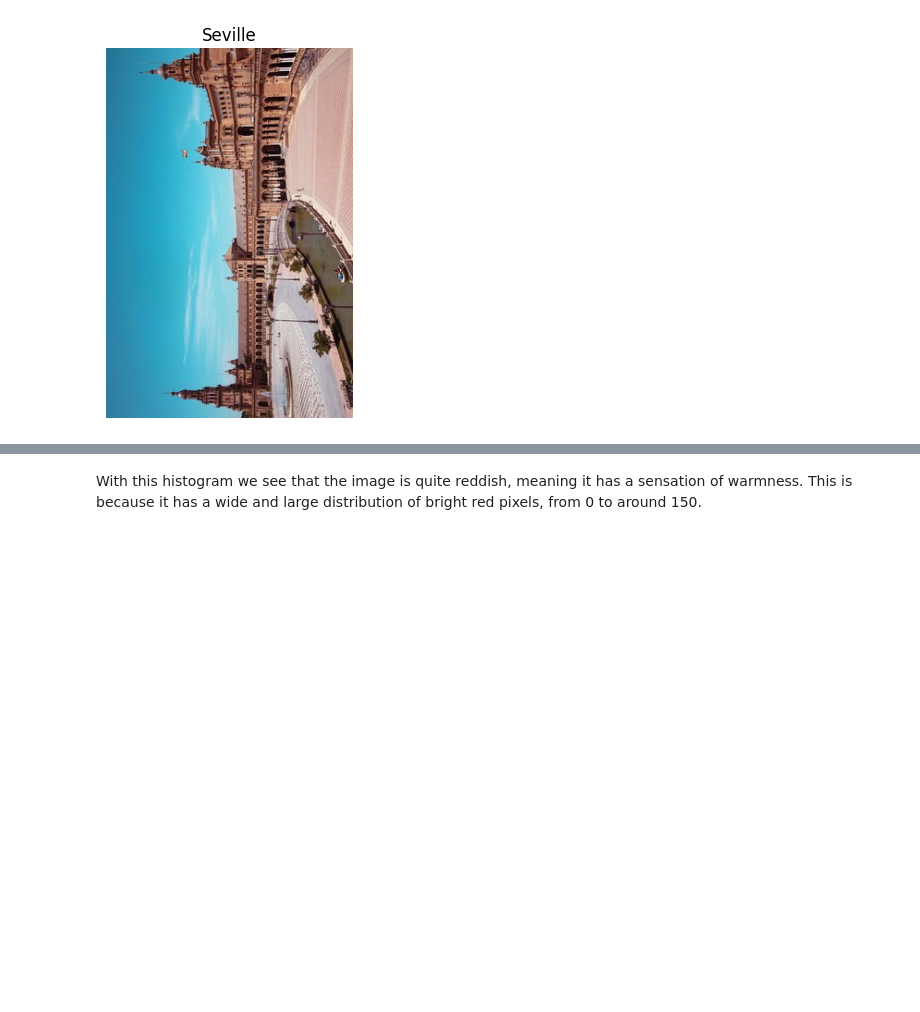
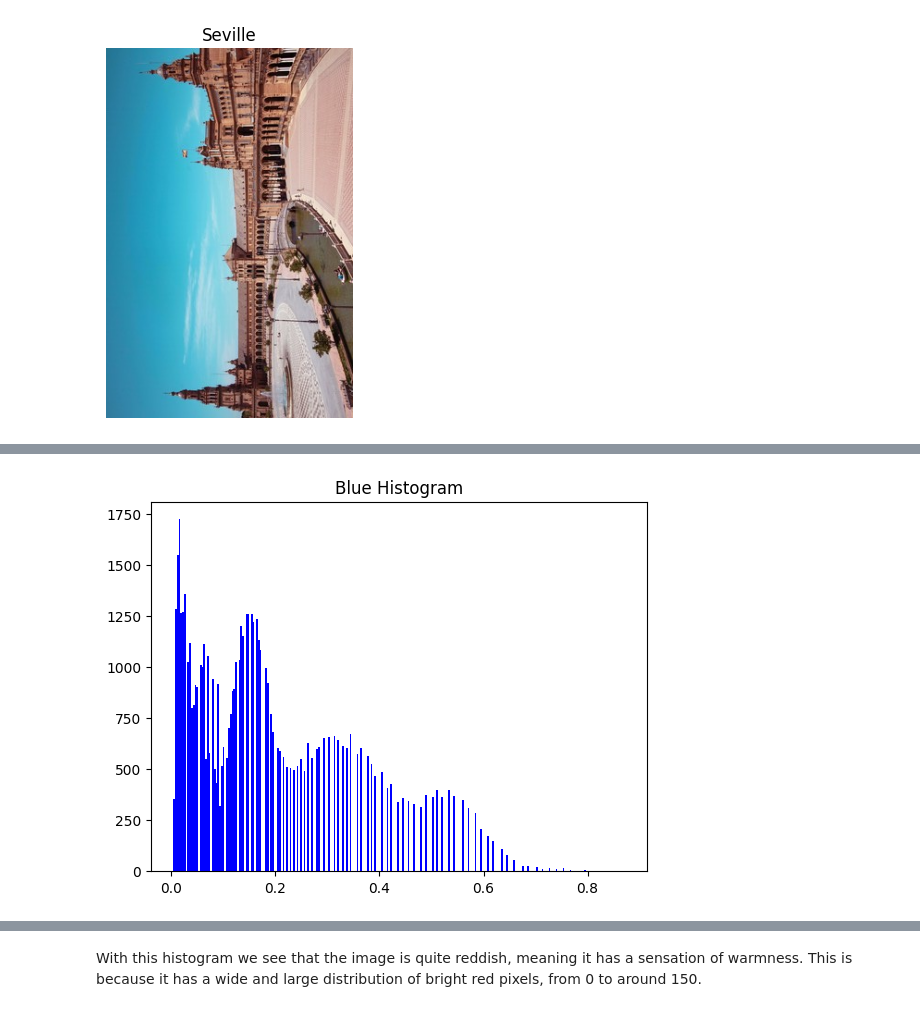
Before and after one commit to g1anci/ecl2_ex01, a Jupyter notebook: Introducing_Image_Processing_and_scikit_image.ipynb, the cells around one changed output, grey strips where cells are left out. Drawn from its saved outputs; the diff is of its cells as text; code cells hidden in the pictures; blank space fills up the shorter version.

```diff
--- a/Introducing_Image_Processing_and_scikit_image.ipynb
+++ b/Introducing_Image_Processing_and_scikit_image.ipynb
@@ -176,0 +190,16 @@ plt.title('Red Histogram');
+# %%
+image = plt.imread('./dataset/portrait.png')
+
+# Obtain the blue channel
+blue_channel = image[:, :, 2]
+
+blue_ravel = blue_channel.ravel()
+
+# Plot the the blue histogram with bins in a range of 256
+# This method uses numpy.histogram to bin the data in x and count the number of values in each bin
+plt.hist(blue_ravel, bins=256, color='blue');
+
+# Set title
+plt.title('Blue Histogram');
+# %% [output]
+[figure, added]
```
Also changed, not shown: parts of 5 cells of this notebook.
